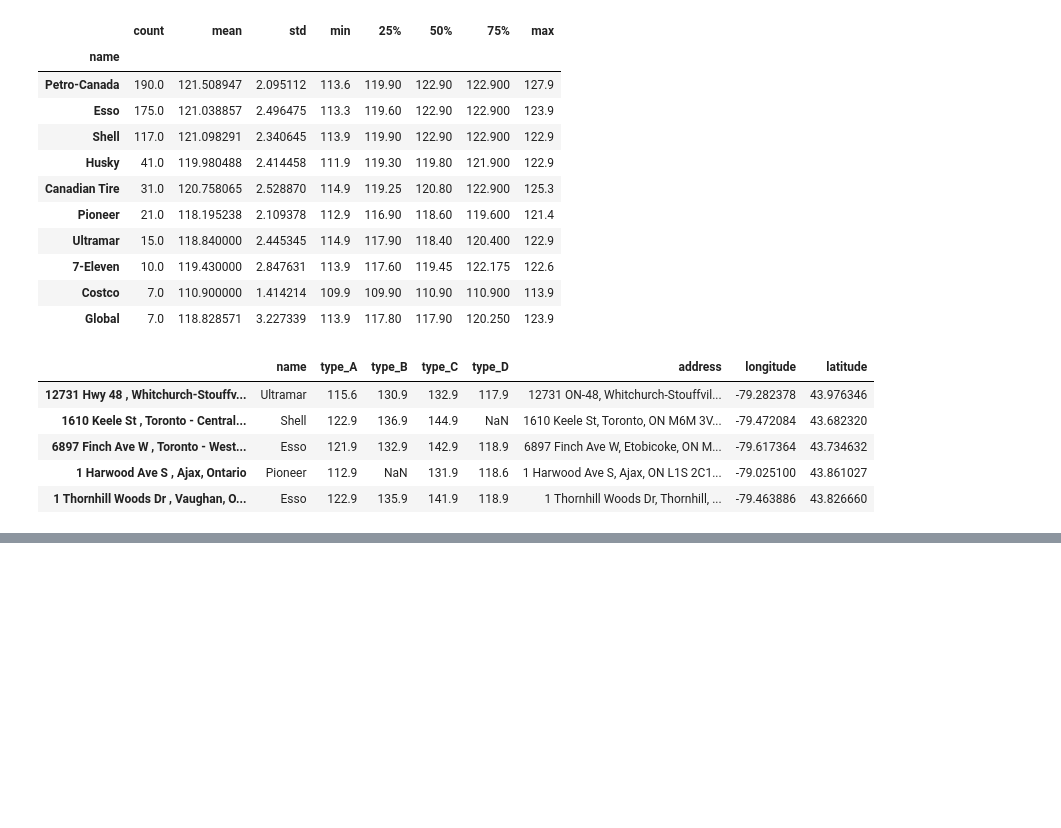
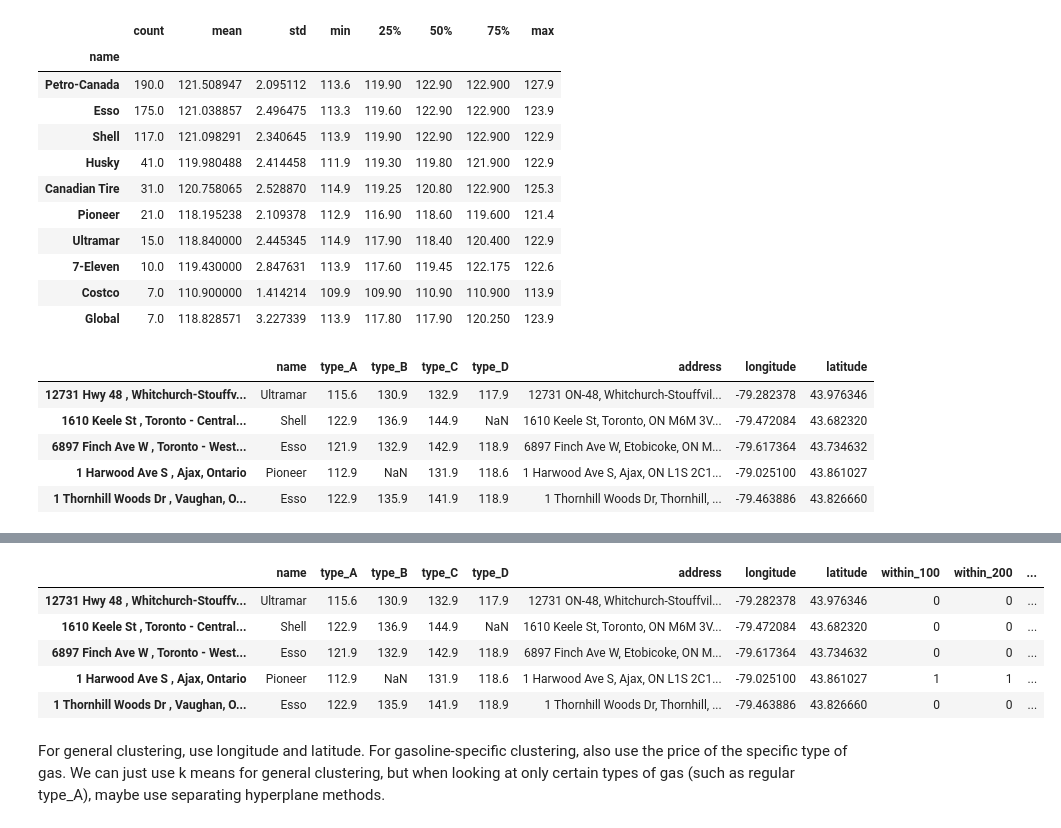
Before and after one commit to keithqu/dsp, a Jupyter notebook: gasprices/gas prices.ipynb, the cells around one changed output, grey strips where cells are left out. Cells and saved outputs as stored; diff of their text form; code cells hidden in the pictures; blank space fills up the shorter version.

```diff
--- a/gasprices/gas prices.ipynb
+++ b/gasprices/gas prices.ipynb
@@ -291,0 +353,10 @@ with open('gas_stations.json','w') as outfile:
+# %%
+within_200 = []
+for i in range(len(coords_df)):
+    closest_coord = xy_closest(coords_df['combined'][coords_df.index != coords_df.index[i]], coords_df.iloc[i]['combined'])
+    within_200.append(xy_distance(coords_df.iloc[i]['combined'][0],coords_df.iloc[i]['combined'][1], closest_coord[0], closest_coord[1]) <= 0.2)
+# %%
+within_500 = []
+for i in range(len(coords_df)):
+    closest_coord = xy_closest(coords_df['combined'][coords_df.index != coords_df.index[i]], coords_df.iloc[i]['combined'])
+    within_500.append(xy_distance(coords_df.iloc[i]['combined'][0],coords_df.iloc[i]['combined'][1], closest_coord[0], closest_coord[1]) <= 0.5)
@@ -291,0 +375,4 @@ with open('gas_stations.json','w') as outfile:
+# %%
+coords_df['within_100'] = np.asarray(within_100).astype(int)
+coords_df['within_200'] = np.asarray(within_200).astype(int)
+coords_df['within_500'] = np.asarray(within_500).astype(int)
@@ -291,0 +388,15 @@ with open('gas_stations.json','w') as outfile:
+# %%
+gas_df['within_100'] = coords_df['within_100']
+gas_df['within_200'] = coords_df['within_200']
+gas_df['within_500'] = coords_df['within_500']
+# %%
+gas_df.head()
+# %% [output]
+|  | name | type_A | type_B | type_C | type_D | address | longitude | latitude | within_100 | within_200 | ... |
+| 12731 Hwy 48 , Whitchurch-Stouffv... | Ultramar | 115.6 | 130.9 | 132.9 | 117.9 | 12731 ON-48, Whitchurch-Stouffvil... | -79.282378 | 43.976346 | 0 | 0 | ... |
+| 1610 Keele St , Toronto - Central... | Shell | 122.9 | 136.9 | 144.9 | NaN | 1610 Keele St, Toronto, ON M6M 3V... | -79.472084 | 43.682320 | 0 | 0 | ... |
+| 6897 Finch Ave W , Toronto - West... | Esso | 121.9 | 132.9 | 142.9 | 118.9 | 6897 Finch Ave W, Etobicoke, ON M... | -79.617364 | 43.734632 | 0 | 0 | ... |
+| 1 Harwood Ave S , Ajax, Ontario | Pioneer | 112.9 | NaN | 131.9 | 118.6 | 1 Harwood Ave S, Ajax, ON L1S 2C1... | -79.025100 | 43.861027 | 1 | 1 | ... |
+| 1 Thornhill Woods Dr , Vaughan, O... | Esso | 122.9 | 135.9 | 141.9 | 118.9 | 1 Thornhill Woods Dr, Thornhill, ... | -79.463886 | 43.826660 | 0 | 0 | ... |
+# %% [markdown]
+For general clustering, use longitude and latitude. For gasoline-specific clustering, also use the price of the specific type of gas. We can just use k means for general clustering, but when looking at only certain types of gas (such as regular type_A), maybe use separating hyperplane methods.
```
Also changed, not shown: parts of 19 cells of this notebook.
